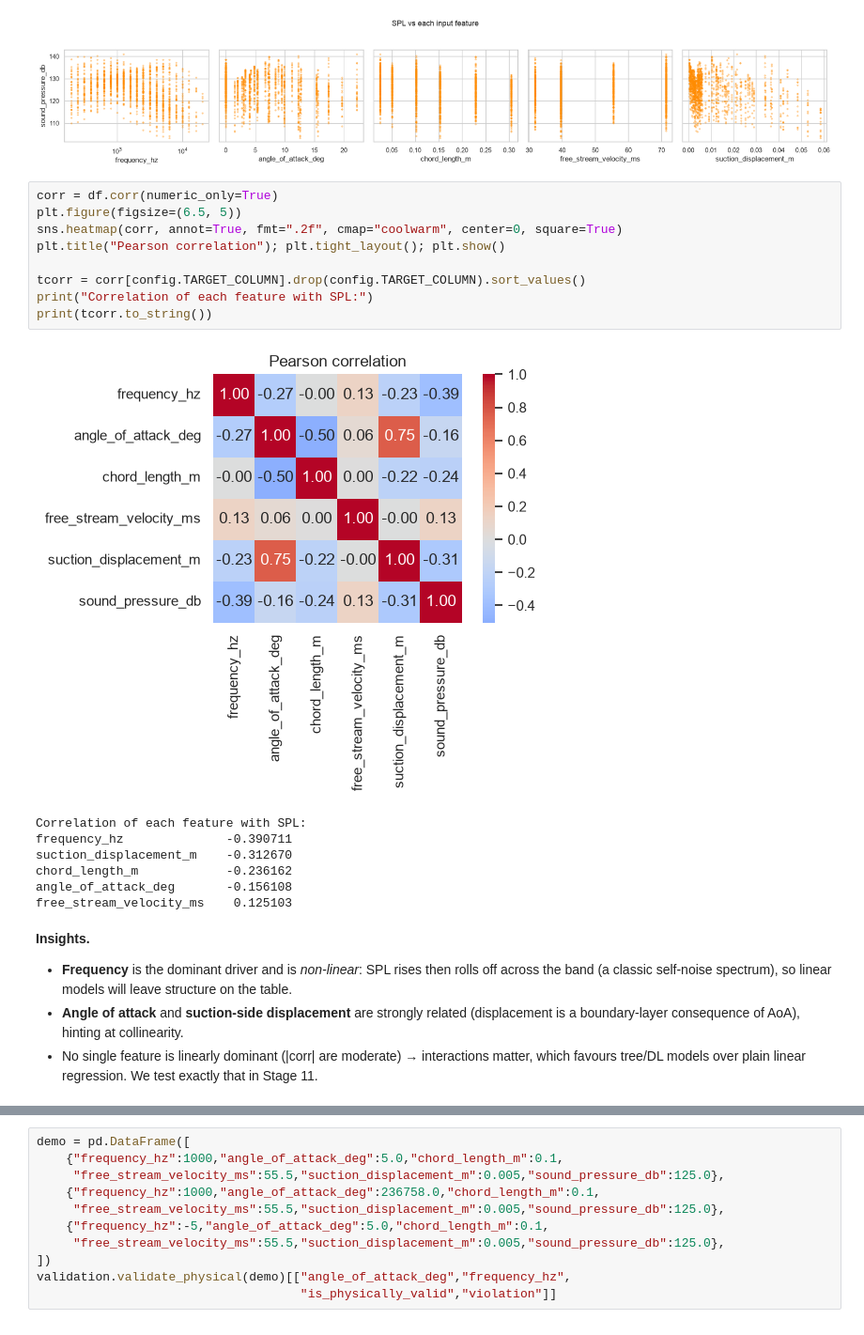
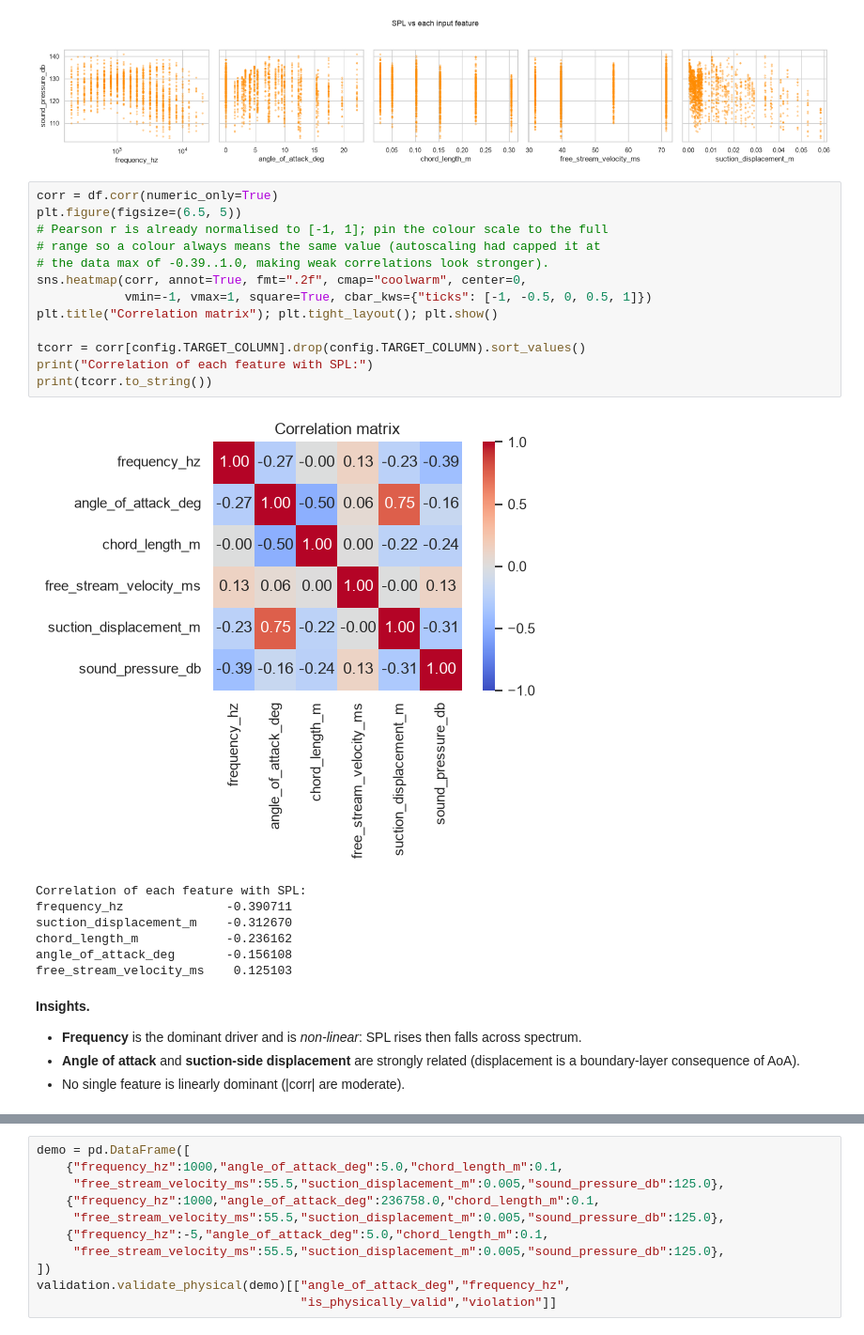
Before and after one commit to clutch-ginsh/akashdeep-singh-farmer-data-science-assessment, a Jupyter notebook: notebooks/airfoil_anomaly_detection.ipynb, the cells around one changed output, grey strips where cells are left out. Shown at 94% size. Drawn from its saved outputs; the diff is of its cells as text.

```diff
--- a/notebooks/airfoil_anomaly_detection.ipynb
+++ b/notebooks/airfoil_anomaly_detection.ipynb
@@ -123,14 +110,18 @@ plt.tight_layout(); plt.show()
 # %%
 corr = df.corr(numeric_only=True)
 plt.figure(figsize=(6.5, 5))
-sns.heatmap(corr, annot=True, fmt=".2f", cmap="coolwarm", center=0, square=True)
-plt.title("Pearson correlation"); plt.tight_layout(); plt.show()
+# Pearson r is already normalised to [-1, 1]; pin the colour scale to the full
+# range so a colour always means the same value (autoscaling had capped it at
+# the data max of -0.39..1.0, making weak correlations look stronger).
+sns.heatmap(corr, annot=True, fmt=".2f", cmap="coolwarm", center=0,
+            vmin=-1, vmax=1, square=True, cbar_kws={"ticks": [-1, -0.5, 0, 0.5, 1]})
+plt.title("Correlation matrix"); plt.tight_layout(); plt.show()
 
 tcorr = corr[config.TARGET_COLUMN].drop(config.TARGET_COLUMN).sort_values()
 print("Correlation of each feature with SPL:")
 print(tcorr.to_string())
 # %% [output]
-[figure, old version]
+[figure, new version]
 Correlation of each feature with SPL:
 frequency_hz              -0.390711
 suction_displacement_m    -0.312670
@@ -139,10 +130,8 @@ angle_of_attack_deg       -0.156108
 free_stream_velocity_ms    0.125103
 # %% [markdown]
 **Insights.**
-- **Frequency** is the dominant driver and is *non-linear*: SPL rises then rolls off across the
-  band (a classic self-noise spectrum), so linear models will leave structure on the table.
+- **Frequency** is the dominant driver and is *non-linear*: SPL rises then falls across spectrum.
 - **Angle of attack** and **suction-side displacement** are strongly related (displacement is
-  a boundary-layer consequence of AoA), hinting at collinearity.
-- No single feature is linearly dominant (|corr| are moderate) → interactions matter, which
-  favours tree/DL models over plain linear regression. We test exactly that in Stage 11.
+  a boundary-layer consequence of AoA).
+- No single feature is linearly dominant (|corr| are moderate).
 # %% [markdown]
```
Also changed, not shown: parts of 31 cells of this notebook, 2 other files.
